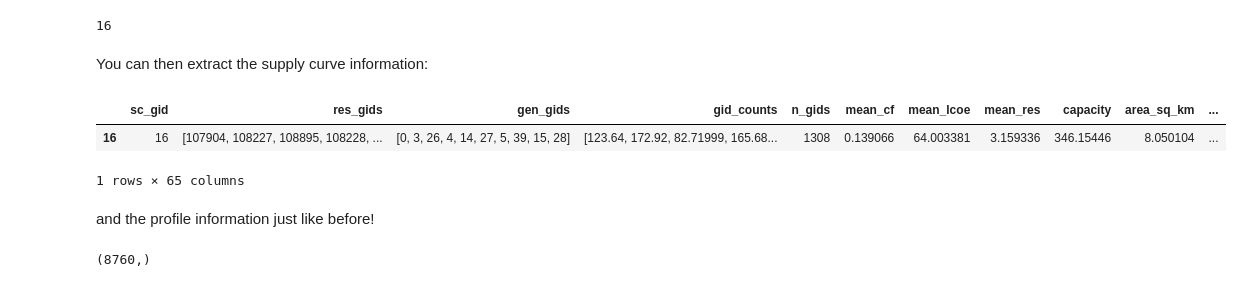
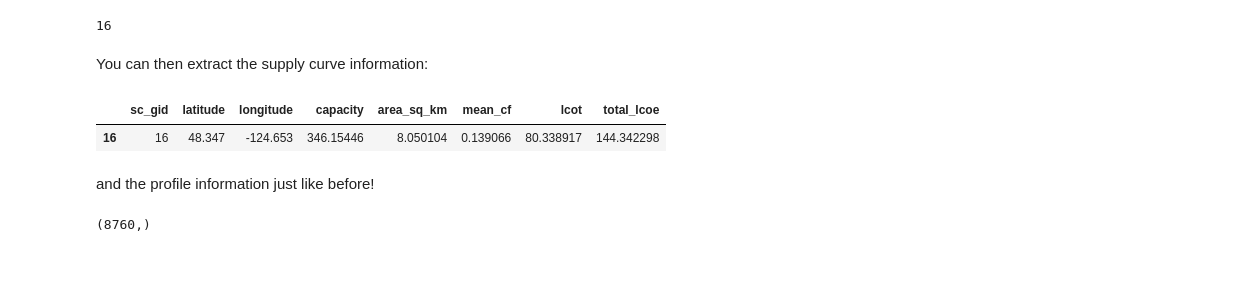
Before and after one commit to NREL/SitingLab, a Jupyter notebook: siting_lab/temporal_profiles.ipynb, the cells around one changed output. Drawn from its saved outputs; the diff is of its cells as text; code cells hidden in the pictures.

```diff
--- a/siting_lab/temporal_profiles.ipynb
+++ b/siting_lab/temporal_profiles.ipynb
@@ -113,12 +113,14 @@ You can then extract the supply curve information:
 # %%
 point = reference_solar_supply_curve[
     reference_solar_supply_curve["sc_gid"] == sc_gid
 ]
-point
+point[[
+    "sc_gid", "latitude", "longitude", "capacity", "area_sq_km", "mean_cf",
+    "lcot", "total_lcoe"
+]]
 # %% [output]
-|  | sc_gid | res_gids | gen_gids | gid_counts | n_gids | mean_cf | mean_lcoe | mean_res | capacity | area_sq_km | ... |
-| 16 | 16 | [107904, 108227, 108895, 108228, ... | [0, 3, 26, 4, 14, 27, 5, 39, 15, 28] | [123.64, 172.92, 82.71999, 165.68... | 1308 | 0.139066 | 64.003381 | 3.159336 | 346.15446 | 8.050104 | ... |
+|  | sc_gid | latitude | longitude | capacity | area_sq_km | mean_cf | lcot | total_lcoe |
+| 16 | 16 | 48.347 | -124.653 | 346.15446 | 8.050104 | 0.139066 | 80.338917 | 144.342298 |
-1 rows × 65 columns
 # %% [markdown]
 and the profile information just like before!
 # %%
```
